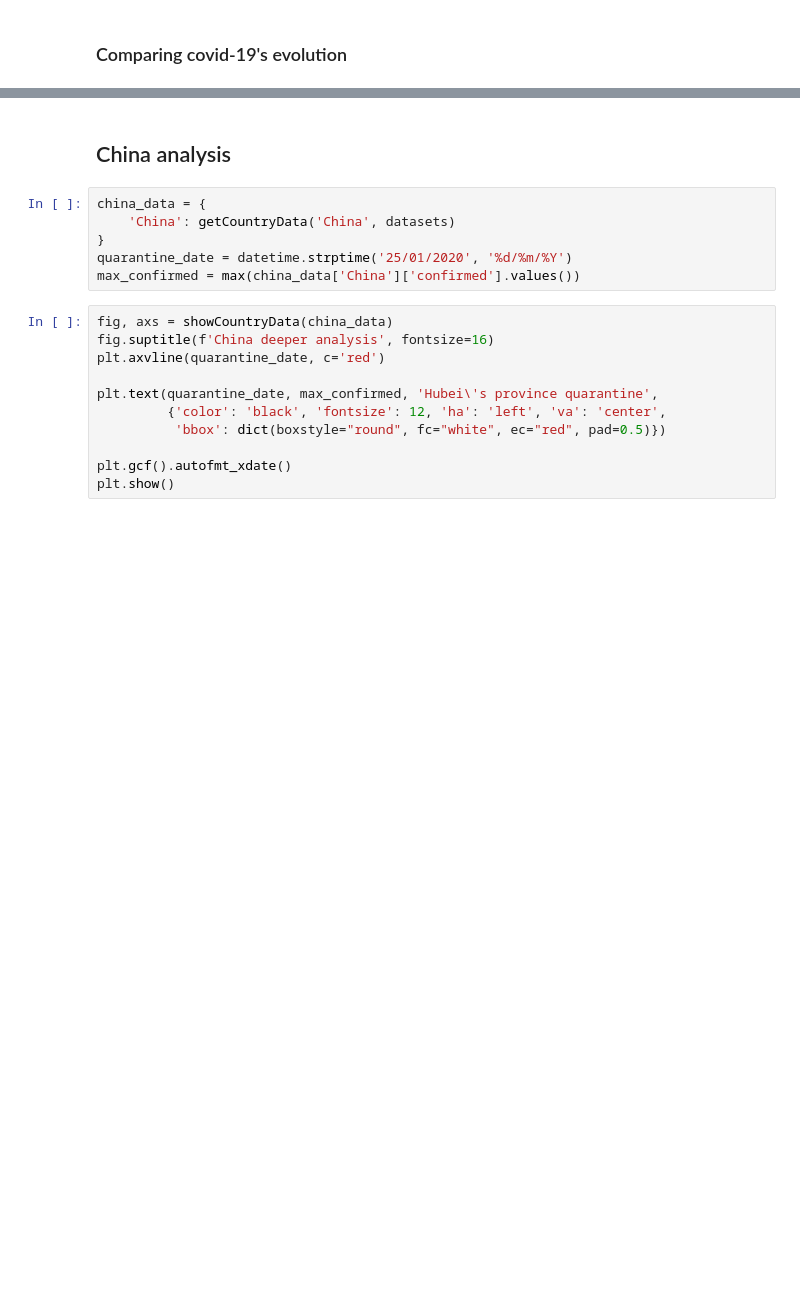
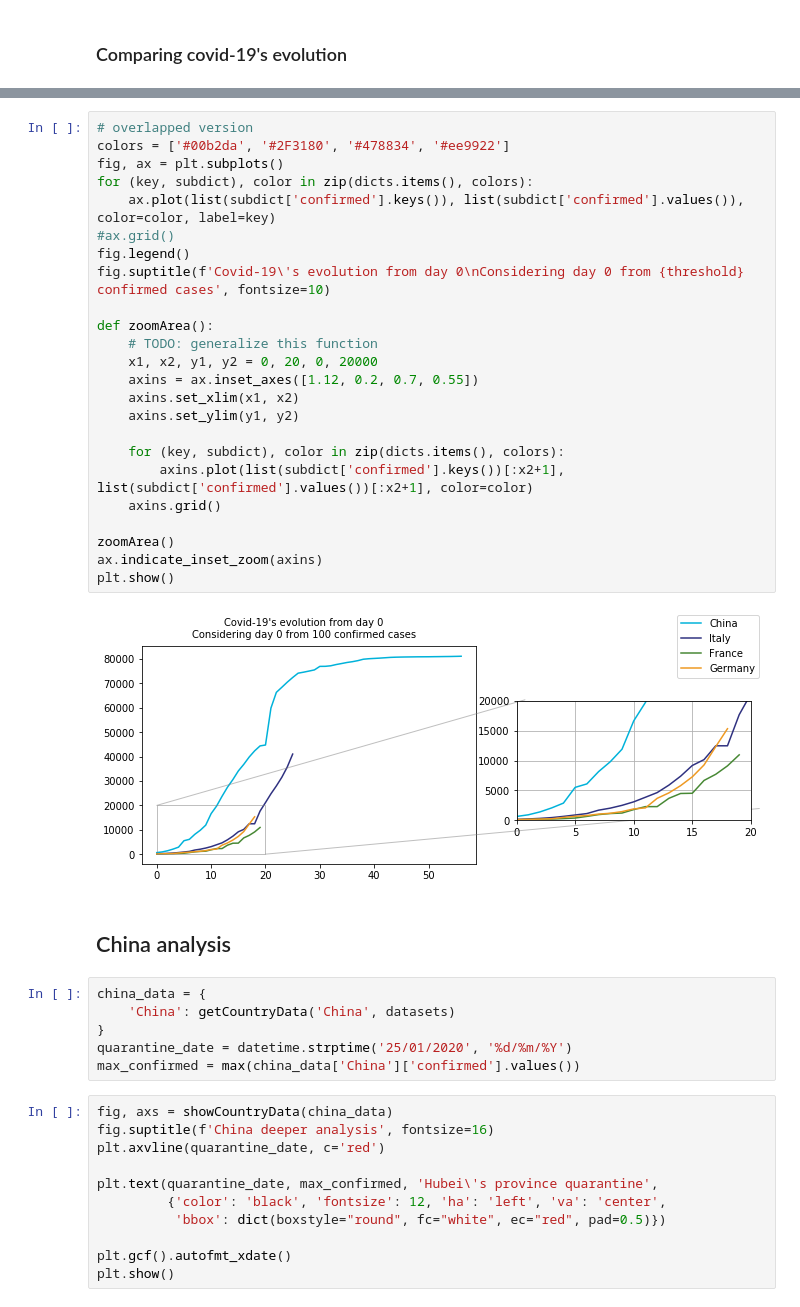
Before and after one commit to NicolasLacroix/data-representation, a Jupyter notebook: notebooks/covid19/spreading.ipynb, the cells around one changed output, grey strips where cells are left out. Cells and saved outputs as stored; diff of their text form; blank space fills up the shorter version.

Commit message:
Adding an overlapped view of the covid19's evolution + zoom

```diff
--- a/notebooks/covid19/spreading.ipynb
+++ b/notebooks/covid19/spreading.ipynb
@@ -87,3 +90,29 @@ plt.show()
+# %%
+# overlapped version
+colors = ['#00b2da', '#2F3180', '#478834', '#ee9922']
+fig, ax = plt.subplots()
+for (key, subdict), color in zip(dicts.items(), colors):
+    ax.plot(list(subdict['confirmed'].keys()), list(subdict['confirmed'].values()), color=color, label=key)
+#ax.grid()
+fig.legend()
+fig.suptitle(f'Covid-19\'s evolution from day 0\nConsidering day 0 from {threshold} confirmed cases', fontsize=10)
+
+def zoomArea():
+    # TODO: generalize this function
+    x1, x2, y1, y2 = 0, 20, 0, 20000
+    axins = ax.inset_axes([1.12, 0.2, 0.7, 0.55])
+    axins.set_xlim(x1, x2)
+    axins.set_ylim(y1, y2)
+
+    for (key, subdict), color in zip(dicts.items(), colors):
+        axins.plot(list(subdict['confirmed'].keys())[:x2+1], list(subdict['confirmed'].values())[:x2+1], color=color)
+    axins.grid()
+
+zoomArea()
+ax.indicate_inset_zoom(axins)
+plt.show()
+# %% [output]
+[figure, added]
 # %% [markdown]
 ## China analysis
 # %%
```
Also changed, not shown: parts of 7 cells of this notebook, 1 other file.
